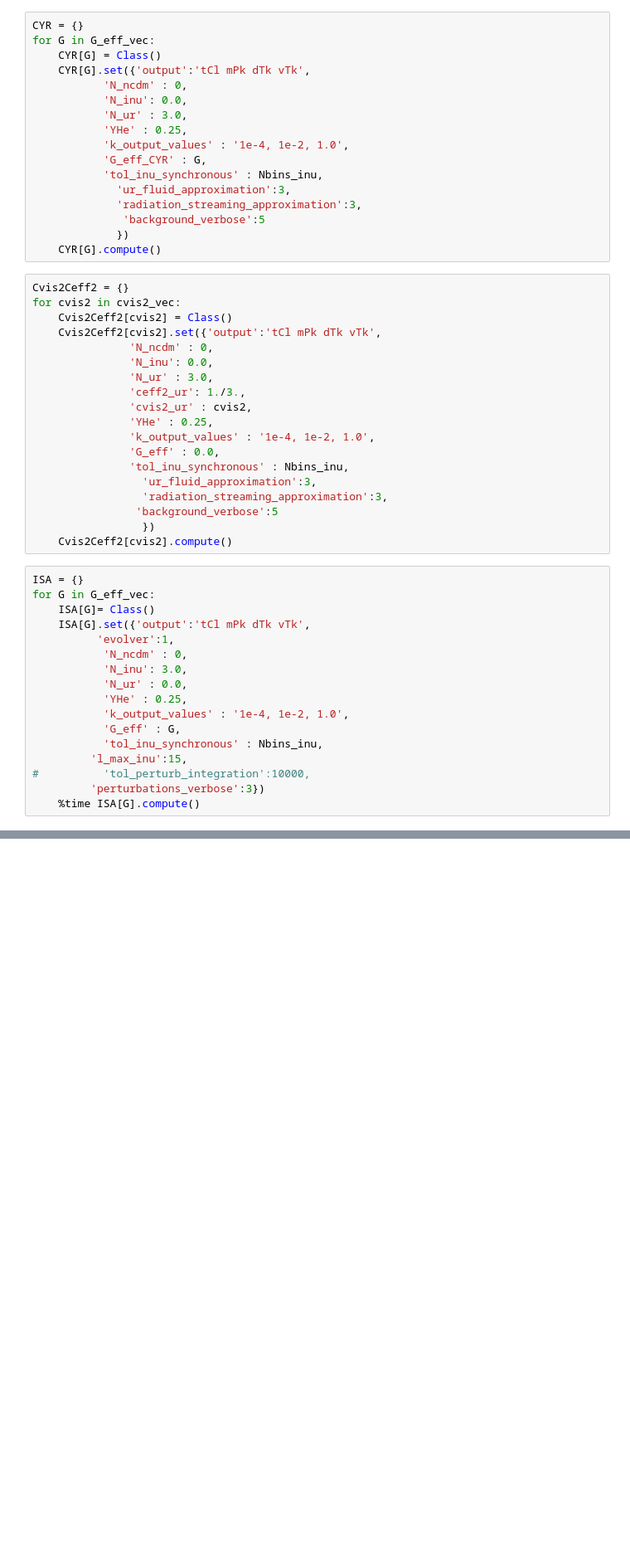
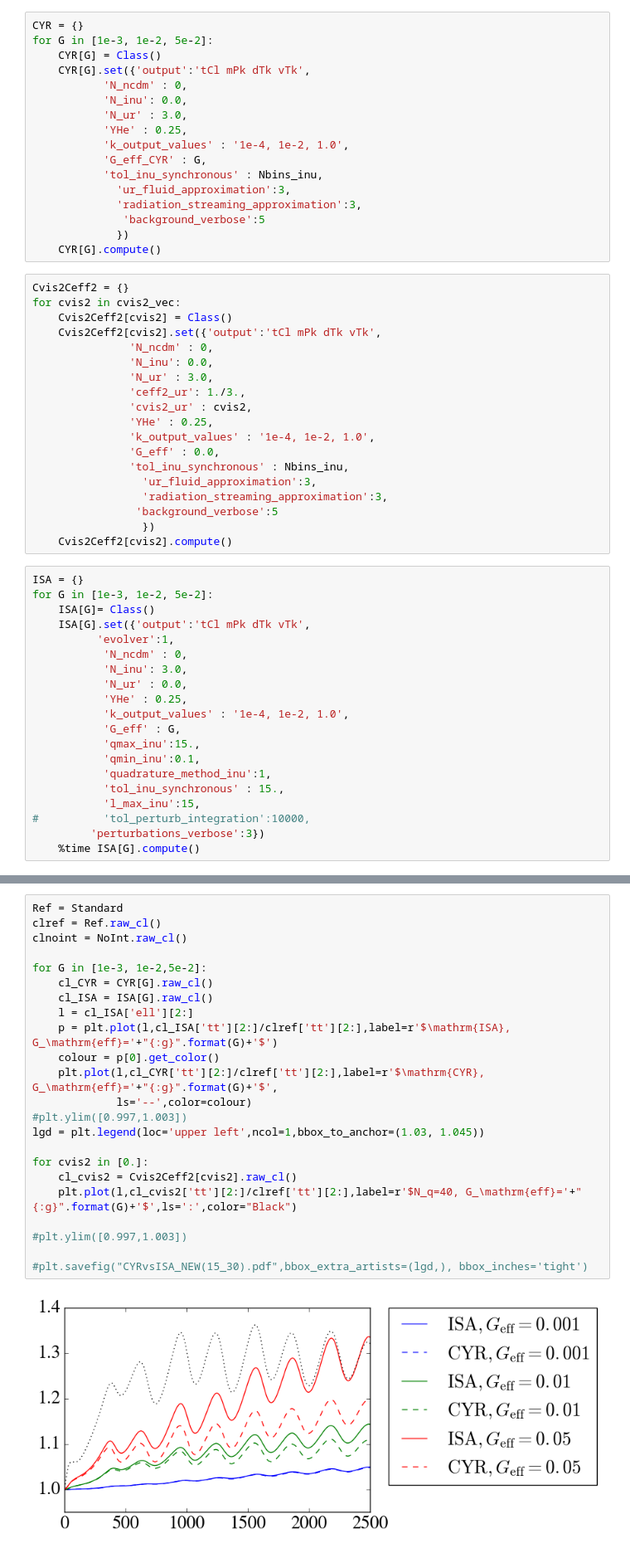
Before and after one commit to ThomasTram/CLASSmods, a Jupyter notebook: CYRvsISA.ipynb, the cells around one changed output, grey strips where cells are left out. Shown at 83% size. Drawn from its saved outputs; the diff is of its cells as text; blank space fills up the shorter version.

```diff
--- a/CYRvsISA.ipynb
+++ b/CYRvsISA.ipynb
@@ -87,7 +86,7 @@ cosmo.set({'output':'tCl mPk dTk vTk',
 cosmo.compute()
 # %%
 CYR = {}
-for G in G_eff_vec:
+for G in [1e-3, 1e-2, 5e-2]:
     CYR[G] = Class()
     CYR[G].set({'output':'tCl mPk dTk vTk',
            'N_ncdm' : 0,
@@ -123,7 +122,7 @@ for cvis2 in cvis2_vec:
     Cvis2Ceff2[cvis2].compute()
 # %%
 ISA = {}
-for G in G_eff_vec:
+for G in [1e-3, 1e-2, 5e-2]:
     ISA[G]= Class()
     ISA[G].set({'output':'tCl mPk dTk vTk',
           'evolver':1,
@@ -133,8 +132,11 @@ for G in G_eff_vec:
            'YHe' : 0.25,
            'k_output_values' : '1e-4, 1e-2, 1.0',
            'G_eff' : G,
-           'tol_inu_synchronous' : Nbins_inu,
-         'l_max_inu':15,
+           'qmax_inu':15.,
+           'qmin_inu':0.1,
+           'quadrature_method_inu':1,
+           'tol_inu_synchronous' : 15.,
+           'l_max_inu':15,
 #          'tol_perturb_integration':10000,
          'perturbations_verbose':3})
     %time ISA[G].compute()
@@ -141,3 +150,28 @@ for G in G_eff_vec:
+# %%
+Ref = Standard
+clref = Ref.raw_cl()
+clnoint = NoInt.raw_cl()
+
+for G in [1e-3, 1e-2,5e-2]:
+    cl_CYR = CYR[G].raw_cl()
+    cl_ISA = ISA[G].raw_cl()
+    l = cl_ISA['ell'][2:]
+    p = plt.plot(l,cl_ISA['tt'][2:]/clref['tt'][2:],label=r'$\mathrm{ISA}, G_\mathrm{eff}='+"{:g}".format(G)+'$')
+    colour = p[0].get_color()
+    plt.plot(l,cl_CYR['tt'][2:]/clref['tt'][2:],label=r'$\mathrm{CYR}, G_\mathrm{eff}='+"{:g}".format(G)+'$',
+             ls='--',color=colour)
+#plt.ylim([0.997,1.003])
+lgd = plt.legend(loc='upper left',ncol=1,bbox_to_anchor=(1.03, 1.045))
+
+for cvis2 in [0.]:
+    cl_cvis2 = Cvis2Ceff2[cvis2].raw_cl()
+    plt.plot(l,cl_cvis2['tt'][2:]/clref['tt'][2:],label=r'$N_q=40, G_\mathrm{eff}='+"{:g}".format(G)+'$',ls=':',color="Black")
+
+#plt.ylim([0.997,1.003])
+
+#plt.savefig("CYRvsISA_NEW(15_30).pdf",bbox_extra_artists=(lgd,), bbox_inches='tight')
+# %% [output]
+[figure, added]
 # %%
 Ref = Standard
 clref = Ref.raw_cl()
```
Also changed, not shown: parts of 40 cells of this notebook, 6 other files.
